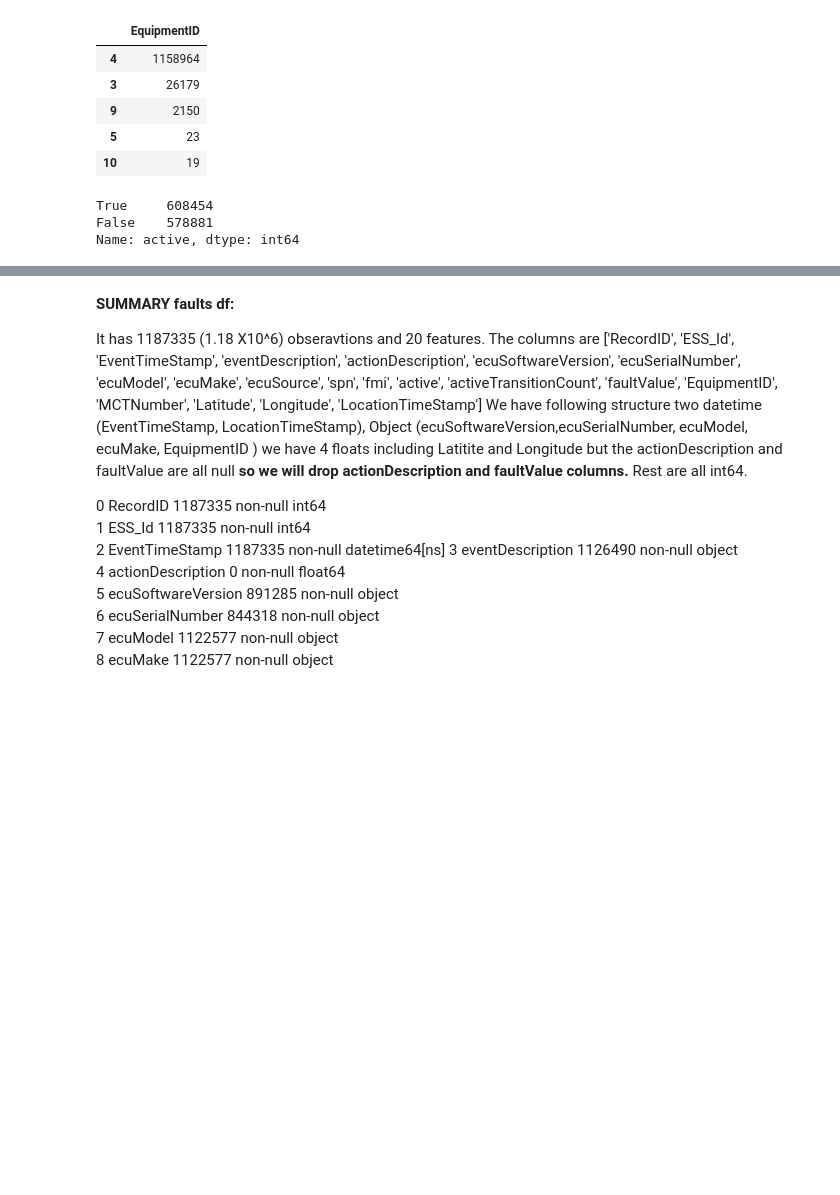
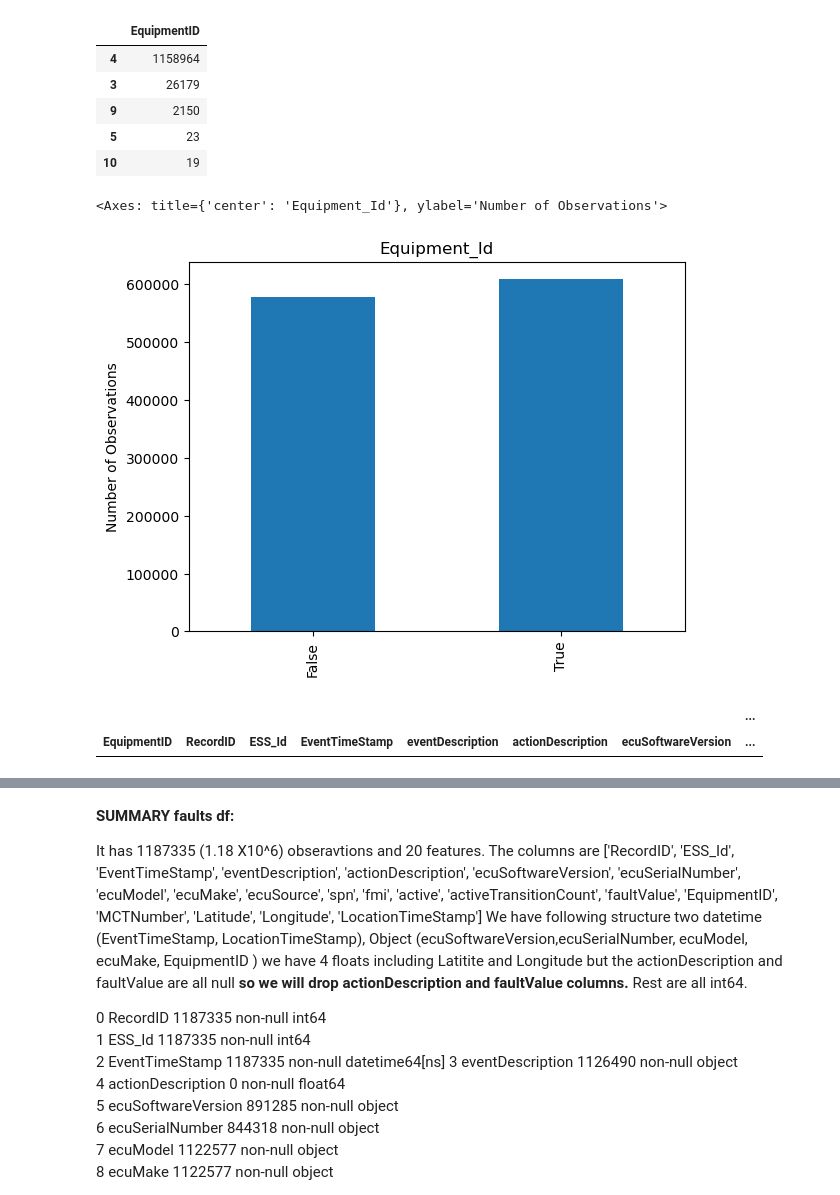
Before and after one commit to nss-data-science-cohort-6/big_g_express-elden_ring, a Jupyter notebook: notebooks/bigG_EDA_smita2.ipynb, the cells around one changed output, grey strips where cells are left out. Drawn from its saved outputs; the diff is of its cells as text; code cells hidden in the pictures; blank space fills up the shorter version.

```diff
--- a/notebooks/bigG_EDA_smita2.ipynb
+++ b/notebooks/bigG_EDA_smita2.ipynb
@@ -188,15 +194,30 @@ faults['EquipmentID'].str.len().value_counts().sort_values(ascending=False).to_f
 | 5 | 23 |
 | 10 | 19 |
 # %%
-faults['active'].value_counts()
+(faults['active'].value_counts().sort_values()
+ .plot(kind="bar",
+       title = 'Equipment_Id',
+       xlabel= (''),
+       ylabel='Number of Observations'))
 # %% [output]
-True     608454
-False    578881
-Name: active, dtype: int64
+<Axes: title={'center': 'Equipment_Id'}, ylabel='Number of Observations'>
+[figure, added]
 # %%
 faults['spn'].nunique() #450
 faults['fmi'].nunique() #26
-faults[(faults['spn'] == 1569)].shape #10927 observations
+faults[(faults['spn'] == 1569)].shape #10927 observations o
 faults[(faults['spn'] == 5246)].shape #1195 observations
 
-faults.groupby('EquipmentID')[(faults['spn'] == 1569)]
+faults['EquipmentID'].value_counts()
+# faults.groupby('EquipmentID')[(faults['spn']==1569)].sum()
+faults['EquipmentID'].nunique() #1122
+faults.loc[faults['spn']==1569]['EquipmentID'].value_counts().to_frame() #506 trucks
+faults.loc[faults['spn']==5246]['EquipmentID'].value_counts().to_frame() #215 trucks
+faults.loc[(faults['spn']==5246) | (faults['spn']==1569)]['EquipmentID'].value_counts().to_frame() #535
+faults[(faults['spn'].isin([1569, 5246]))]['EquipmentID'].value_counts().to_frame()
+
+faults[(faults['spn'].isin([1569, 5246]))].groupby('EquipmentID').value_counts().to_frame()
+#giving null values not sure why???
+# %% [output]
+|  |  |  |  |  |  |  | ... |
+| EquipmentID | RecordID | ESS_Id | EventTimeStamp | eventDescription | actionDescription | ecuSoftwareVersion | ... |
```
Also changed, not shown: parts of 28 cells of this notebook.
